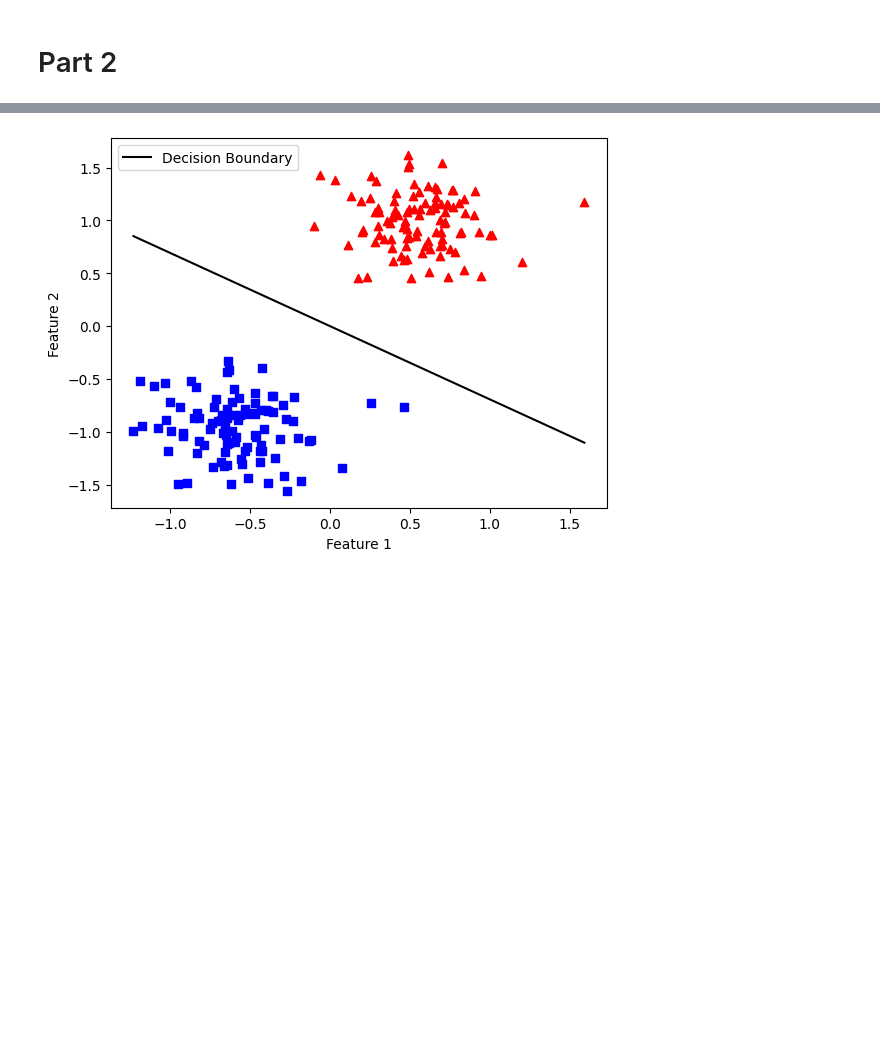
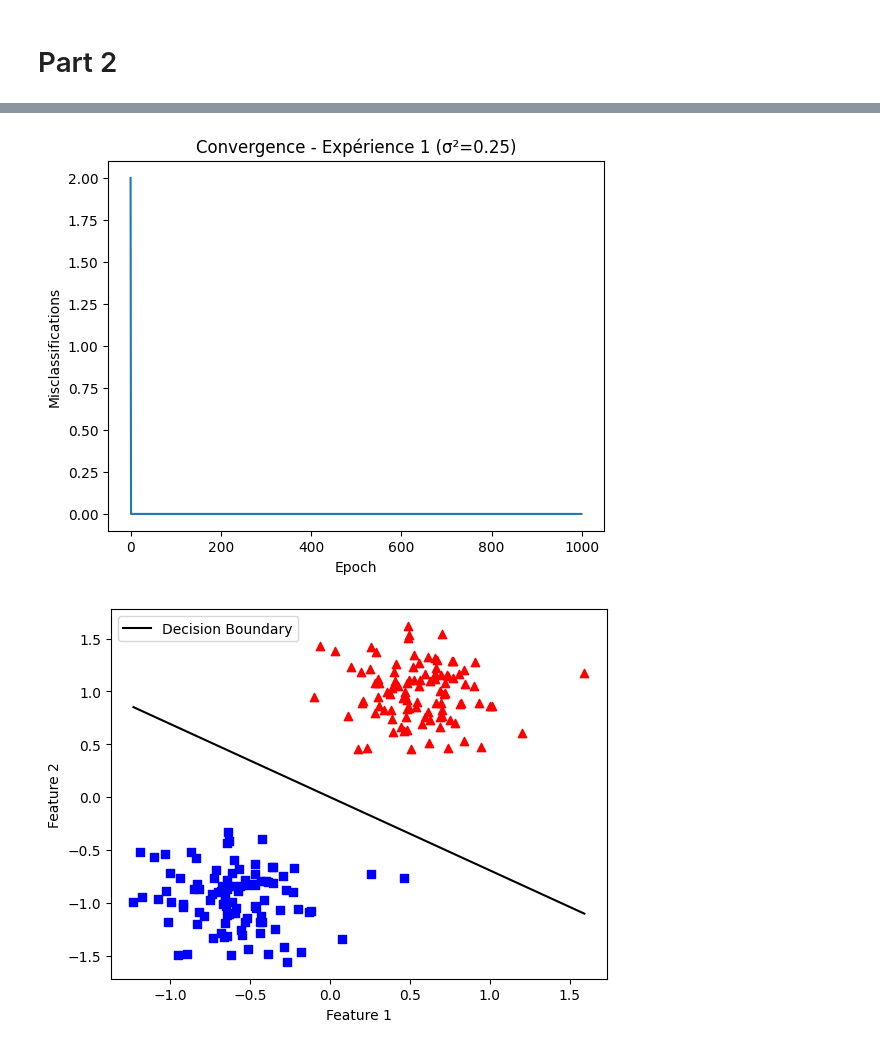
Before and after one commit to yasmineelhakem/deep_learning_labs, a Jupyter notebook: single_layer_perceptron.ipynb, the cells around one changed output, grey strips where cells are left out. Drawn from its saved outputs; the diff is of its cells as text; code cells hidden in the pictures; blank space fills up the shorter version.

```diff
--- a/single_layer_perceptron.ipynb
+++ b/single_layer_perceptron.ipynb
@@ -240,6 +250,14 @@ def generate_dataset(n_samples=1000, cluster_std1=0.25, center_box1=(1, 0),
 # %%
 X_train, X_test, y_train, y_test = generate_dataset(n_samples=125,random=True)
 w2, errors2 = perceptron(X_train, y_train, lr=0.01, epochs=1000)
+
+plt.plot(errors2)
+plt.xlabel("Epoch")
+plt.ylabel("Misclassifications")
+plt.title("Convergence - Expérience 1 (σ²=0.25)")
+plt.show()
+
 plot_decision_boundary(X_train, y_train, w2)
 # %% [output]
-[figure, old version]
+[figure, new version]
+[figure, added]
```
Also changed, not shown: parts of 11 cells of this notebook.
